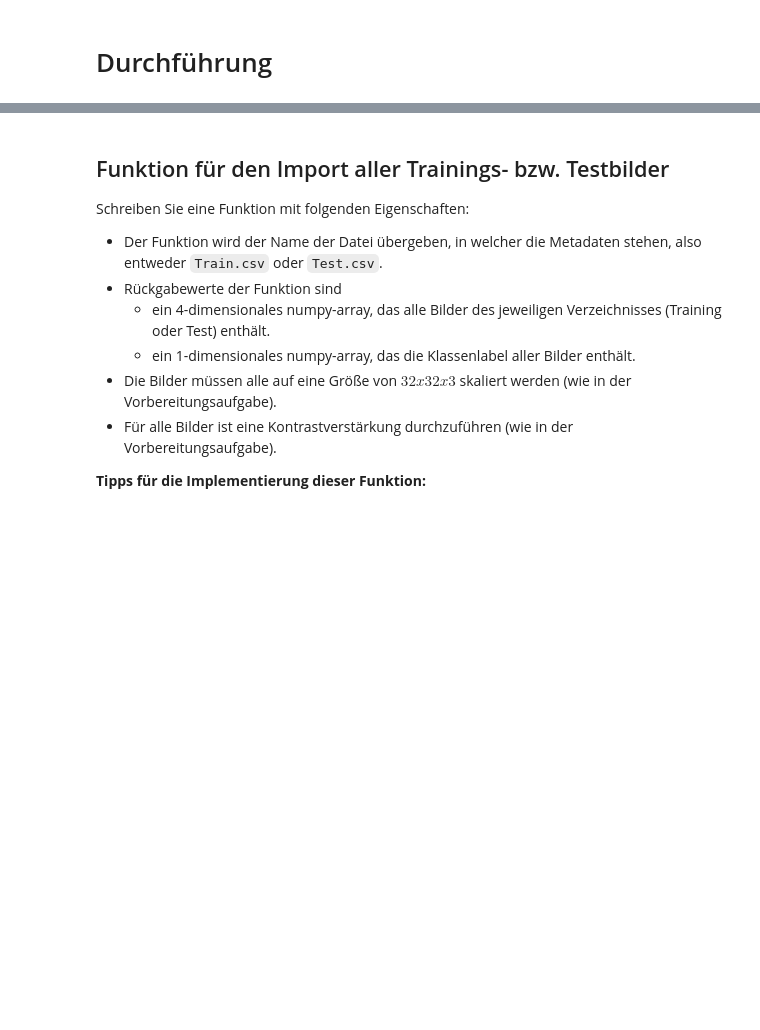
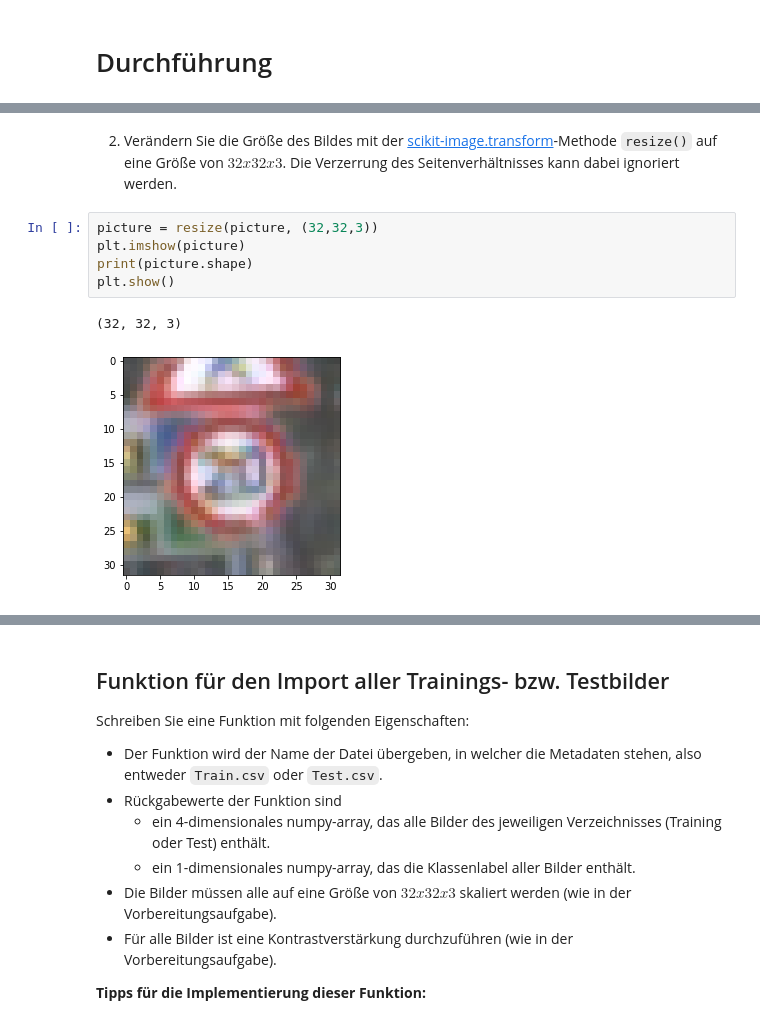
Before and after one commit to JaninaMattes/data-mining-pattern-recogntion, a Jupyter notebook: src/proj6_traffic_sign_recognition/model/TrafficSignClassification.ipynb, the cells around one changed output, grey strips where cells are left out. Drawn from its saved outputs; the diff is of its cells as text; blank space fills up the shorter version.

```diff
--- a/src/proj6_traffic_sign_recognition/model/TrafficSignClassification.ipynb
+++ b/src/proj6_traffic_sign_recognition/model/TrafficSignClassification.ipynb
@@ -43,0 +131,10 @@ Machen Sie sich mit der Implementierung von Neuronalen Netzen mit Tensorflow und
+# %% [markdown]
+2. Verändern Sie die Größe des Bildes mit der [scikit-image.transform](https://scikit-image.org/docs/dev/api/skimage.transform.html)-Methode `resize()` auf eine Größe von $32x32x3$. Die Verzerrung des Seitenverhältnisses kann dabei ignoriert werden.
+# %%
+picture = resize(picture, (32,32,3))
+plt.imshow(picture)
+print(picture.shape)
+plt.show()
+# %% [output]
+(32, 32, 3)
+[figure, added]
```
Also changed, not shown: parts of 102 cells of this notebook.
